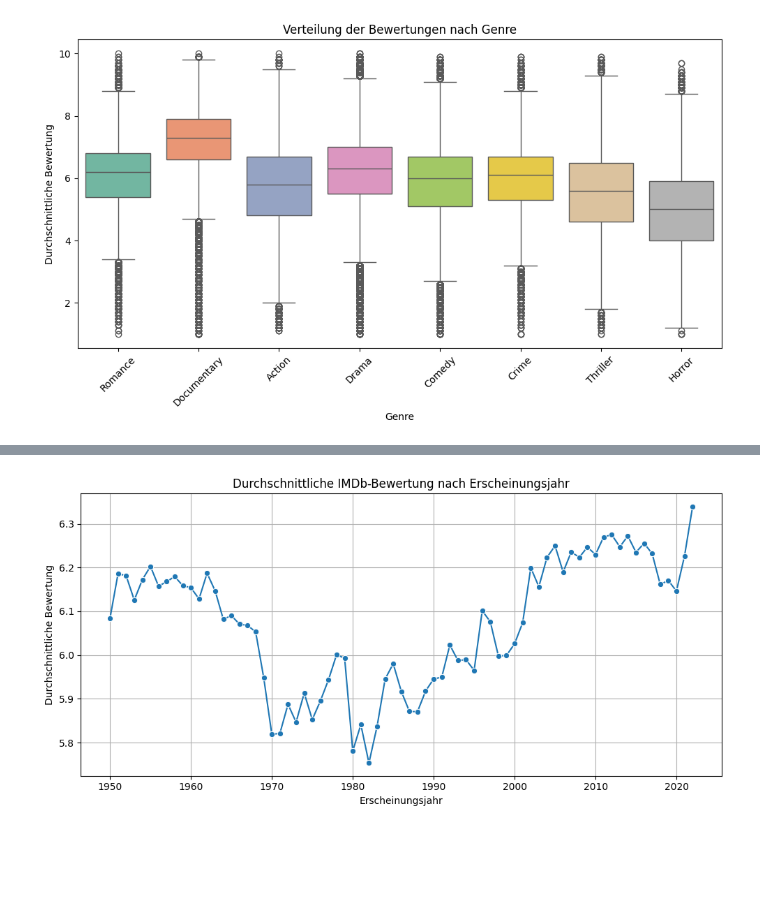
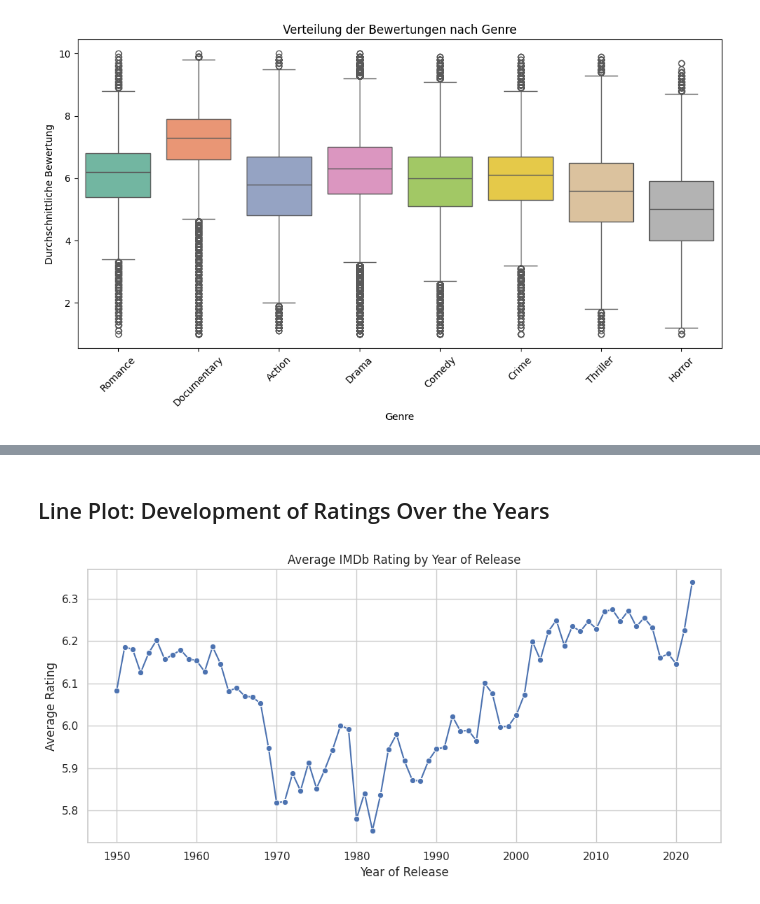
Before and after one commit to NBogo/python_filmanalyse, a Jupyter notebook: notebooks/02_visualisierung_statistik.ipynb, the cells around one changed output, grey strips where cells are left out. Drawn from its saved outputs; the diff is of its cells as text; code cells hidden in the pictures; blank space fills up the shorter version.

```diff
--- a/notebooks/02_visualisierung_statistik.ipynb
+++ b/notebooks/02_visualisierung_statistik.ipynb
@@ -185,19 +184,21 @@ Gleichzeitig zeigt sich eine hohe Varianz – vor allem bei Genres mit vielen Pr
+# %% [markdown]
+## Line Plot: Development of Ratings Over the Years
 # %%
 df_years = df.copy()
 df_years["startYear"] = pd.to_numeric(df_years["startYear"], errors="coerce")
 df_years = df_years[df_years["startYear"].between(1950, 2022)]
 
-# Gruppieren und Mittelwerte berechnen
+# Group by year and calculate mean ratings
 ratings_by_year = df_years.groupby("startYear")["averageRating"].mean().reset_index()
 
 # Plot
 plt.figure(figsize=(10, 5))
 sns.lineplot(data=ratings_by_year, x="startYear", y="averageRating", marker="o")
-plt.title("Durchschnittliche IMDb-Bewertung nach Erscheinungsjahr")
-plt.xlabel("Erscheinungsjahr")
-plt.ylabel("Durchschnittliche Bewertung")
+plt.title("Average IMDb Rating by Year of Release")
+plt.xlabel("Year of Release")
+plt.ylabel("Average Rating")
 plt.grid(True)
 plt.tight_layout()
 plt.show()
 # %% [output]
-[figure, old version]
+[figure, new version]
```
Also changed, not shown: parts of 11 cells of this notebook, 2 other files.
